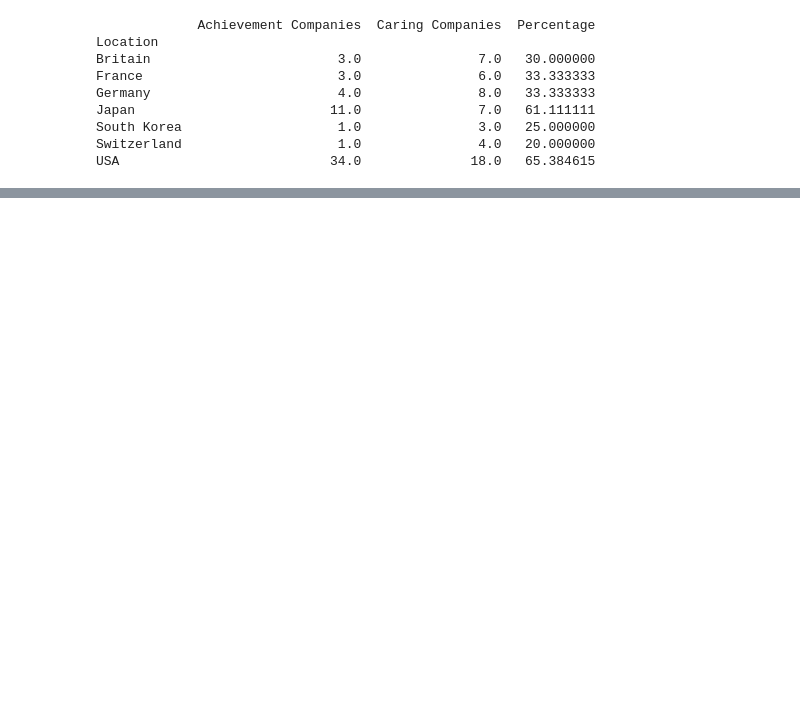
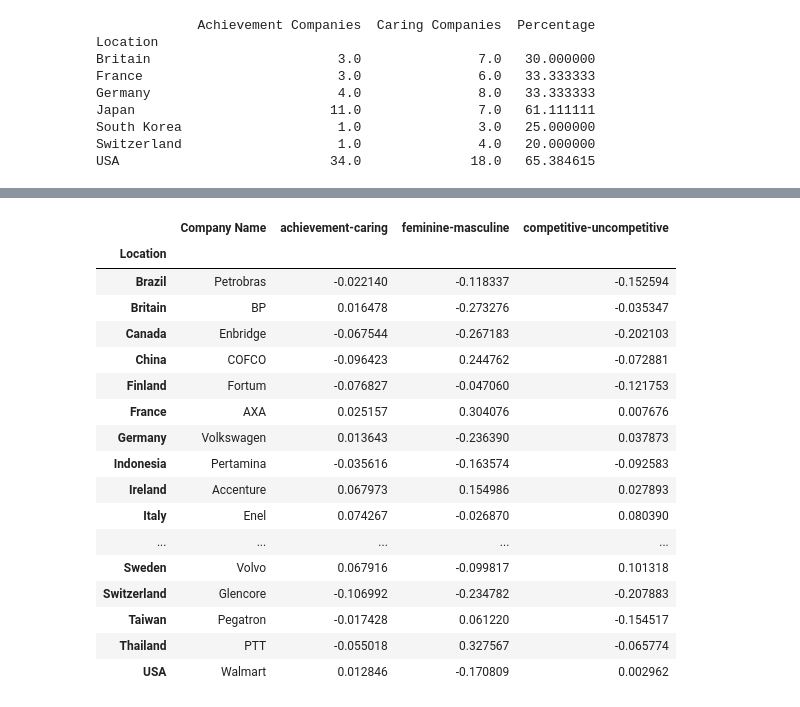
Before and after one commit to sreehari59/POLAR-WEBE, a Jupyter notebook: Polar_Embeddings_Plotting_VS_Two_Antonym_Pair.ipynb, the cells around one changed output, grey strips where cells are left out. Drawn from its saved outputs; the diff is of its cells as text; code cells hidden in the pictures; blank space fills up the shorter version.

```diff
--- a/Polar_Embeddings_Plotting_VS_Two_Antonym_Pair.ipynb
+++ b/Polar_Embeddings_Plotting_VS_Two_Antonym_Pair.ipynb
@@ -28,7 +46,7 @@ print(fortune_company.head())
 polar_list_company_name = polar_embedding_company.iloc[:,0]
 character_1_list = polar_embedding_company['achievementcaring']
 character_2_list = polar_embedding_company['femininemasculine']
-character_3_list = polar_embedding_company['ambiguousunambiguous']
+character_3_list = polar_embedding_company['competitiveuncompetitive']
 print(character_1_list)
 # %% [output]
 0      0.012846
@@ -48,7 +66,7 @@ length = (polar_list_company_name.size)
 # %%
 character_1 = "achievement-caring"
 character_2 = "feminine-masculine"
-character_3 = "ambiguous-unambiguous"
+character_3 = "competitive-uncompetitive"
 company_location=[]
 fortune_company_name = []
 company_index=0;
@@ -184,0 +277,28 @@ fig.show()
+# %%
+gk = new_df.groupby("Location")
+gk.first()
+
+subset_df1 = new_df[new_df['achievement-caring'] > 0]
+subset_df1 = new_df[new_df['feminine-masculine'] > 0]
+subset_df1 = new_df[new_df['competitive-uncompetitive'] > 0]
+company_inclined_to_right_polar_df = subset_df.groupby('Location').count()
+company_inclined_to_right_polar = company_inclined_to_right_polar_df['Company Name']
+# %% [output]
+|  | Company Name | achievement-caring | feminine-masculine | competitive-uncompetitive |
+| Location |  |  |  |  |
+| Brazil | Petrobras | -0.022140 | -0.118337 | -0.152594 |
+| Britain | BP | 0.016478 | -0.273276 | -0.035347 |
+| Canada | Enbridge | -0.067544 | -0.267183 | -0.202103 |
+| China | COFCO | -0.096423 | 0.244762 | -0.072881 |
+| Finland | Fortum | -0.076827 | -0.047060 | -0.121753 |
+| France | AXA | 0.025157 | 0.304076 | 0.007676 |
+| Germany | Volkswagen | 0.013643 | -0.236390 | 0.037873 |
+| Indonesia | Pertamina | -0.035616 | -0.163574 | -0.092583 |
+| Ireland | Accenture | 0.067973 | 0.154986 | 0.027893 |
+| Italy | Enel | 0.074267 | -0.026870 | 0.080390 |
+| ... | ... | ... | ... | ... |
+| Sweden | Volvo | 0.067916 | -0.099817 | 0.101318 |
+| Switzerland | Glencore | -0.106992 | -0.234782 | -0.207883 |
+| Taiwan | Pegatron | -0.017428 | 0.061220 | -0.154517 |
+| Thailand | PTT | -0.055018 | 0.327567 | -0.065774 |
+| USA | Walmart | 0.012846 | -0.170809 | 0.002962 |
```
Also changed, not shown: parts of 12 cells of this notebook.
